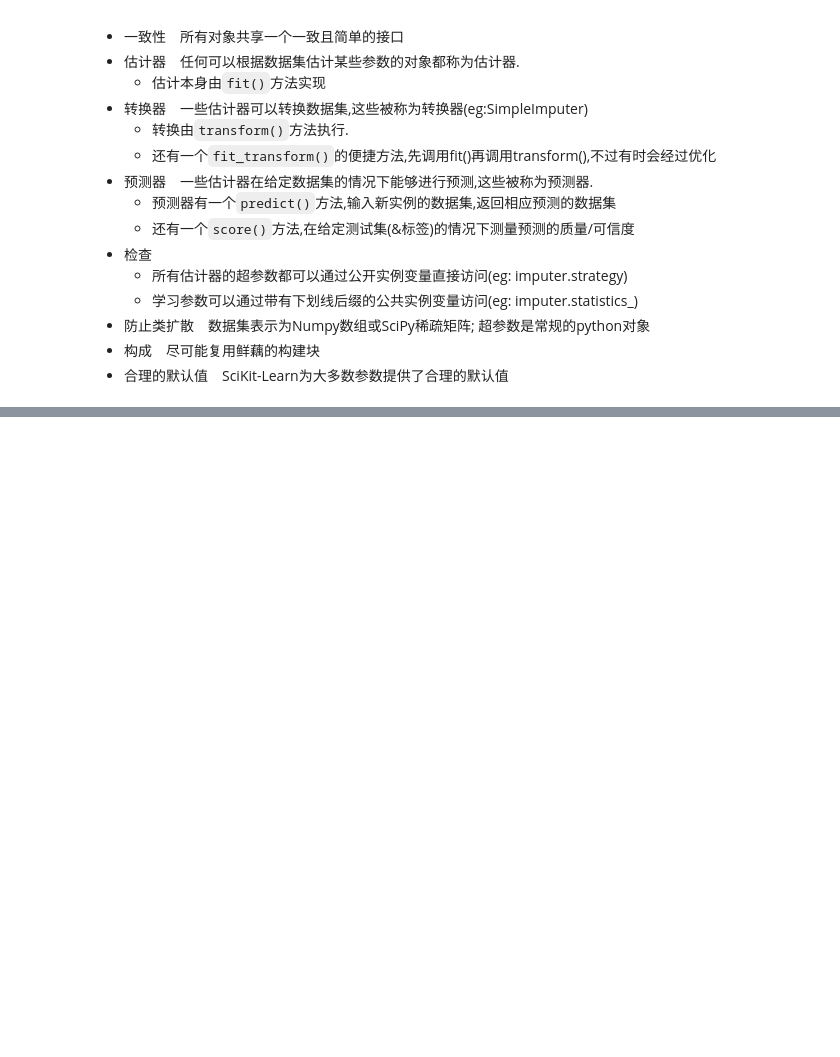
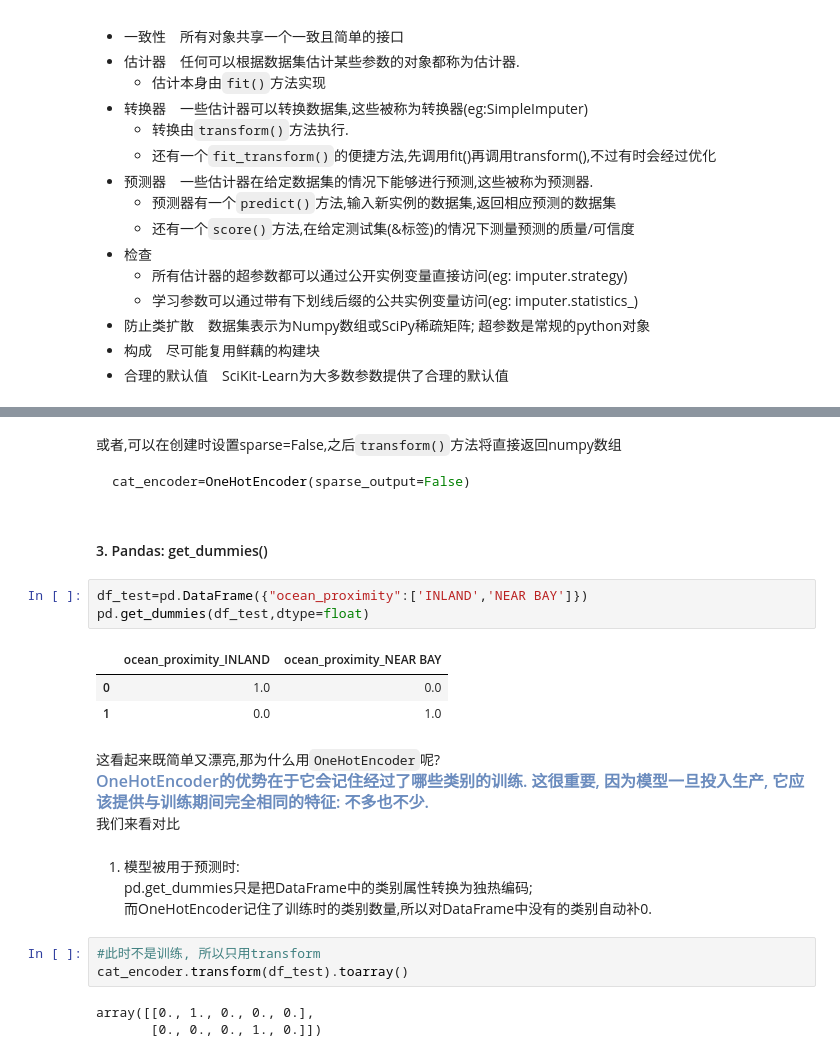
Before and after one commit to ym-ml/ML-DL_note, a Jupyter notebook: Hands-On_ML_withSklearn/Ch2.ipynb, the cells around one changed output, grey strips where cells are left out. Saved outputs shown, nothing was run; the diff lists cells and outputs as text; blank space fills up the shorter version.

````diff
--- a/Hands-On_ML_withSklearn/Ch2.ipynb
+++ b/Hands-On_ML_withSklearn/Ch2.ipynb
@@ -493,0 +568,28 @@ housing_tr=pd.DataFrame(X,index=housing_num.index,columns=housing_num.columns)
+# %% [markdown]
+或者,可以在创建时设置sparse=False,之后`transform()`方法将直接返回numpy数组
+```python
+cat_encoder=OneHotEncoder(sparse_output=False)
+```
+# %% [markdown]
+#### 3. Pandas: get_dummies()
+# %%
+df_test=pd.DataFrame({"ocean_proximity":['INLAND','NEAR BAY']})
+pd.get_dummies(df_test,dtype=float)
+# %% [output]
+|  | ocean_proximity_INLAND | ocean_proximity_NEAR BAY |
+| 0 | 1.0 | 0.0 |
+| 1 | 0.0 | 1.0 |
+# %% [markdown]
+这看起来既简单又漂亮,那为什么用`OneHotEncoder`呢?
+<span style="color:#6B8CBE;font-weight:600;font-size:16px">OneHotEncoder的优势在于它会记住经过了哪些类别的训练. 这很重要, 因为模型一旦投入生产, 它应该提供与训练期间完全相同的特征: 不多也不少.</span>
+我们来看对比
+# %% [markdown]
+1. 模型被用于预测时:
+pd.get_dummies只是把DataFrame中的类别属性转换为独热编码;
+而OneHotEncoder记住了训练时的类别数量,所以对DataFrame中没有的类别自动补0.
+# %%
+#此时不是训练, 所以只用transform
+cat_encoder.transform(df_test).toarray()
+# %% [output]
+array([[0., 1., 0., 0., 0.],
+       [0., 0., 0., 1., 0.]])
````
Also changed, not shown: parts of 32 cells of this notebook.
